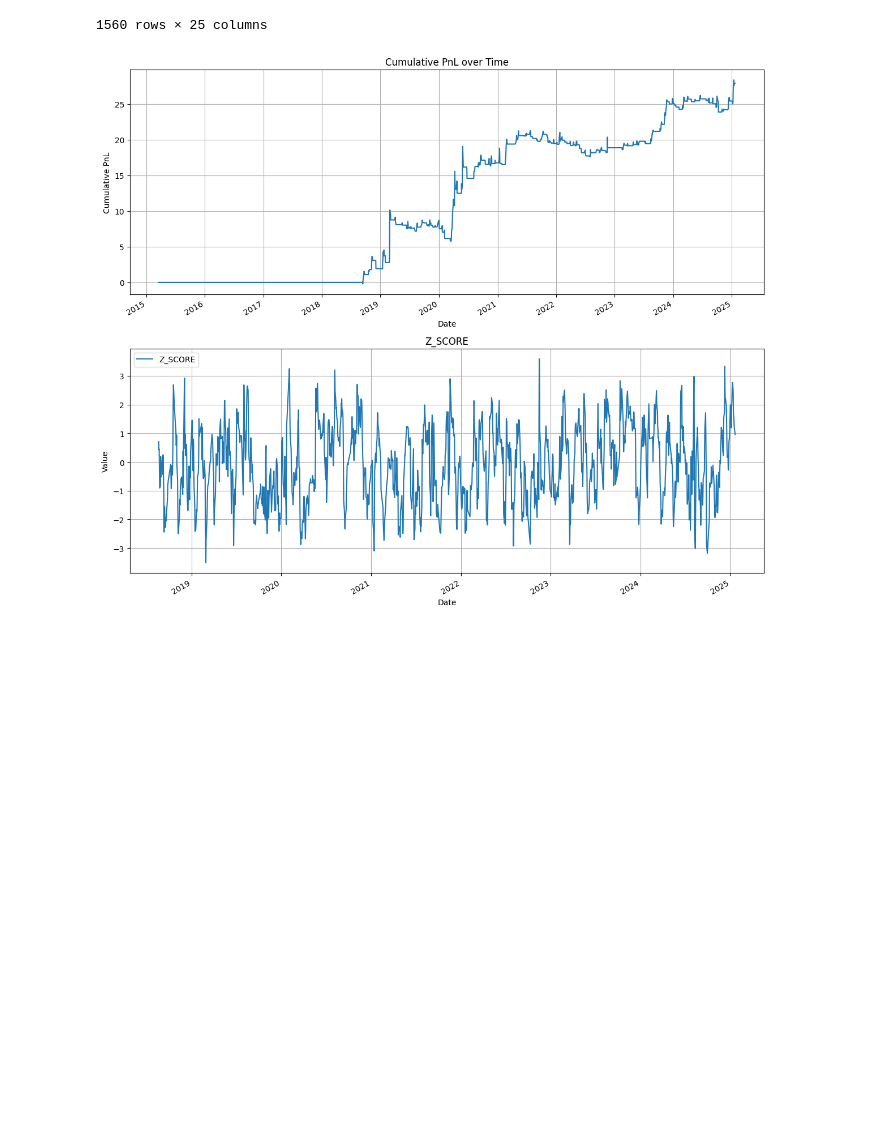
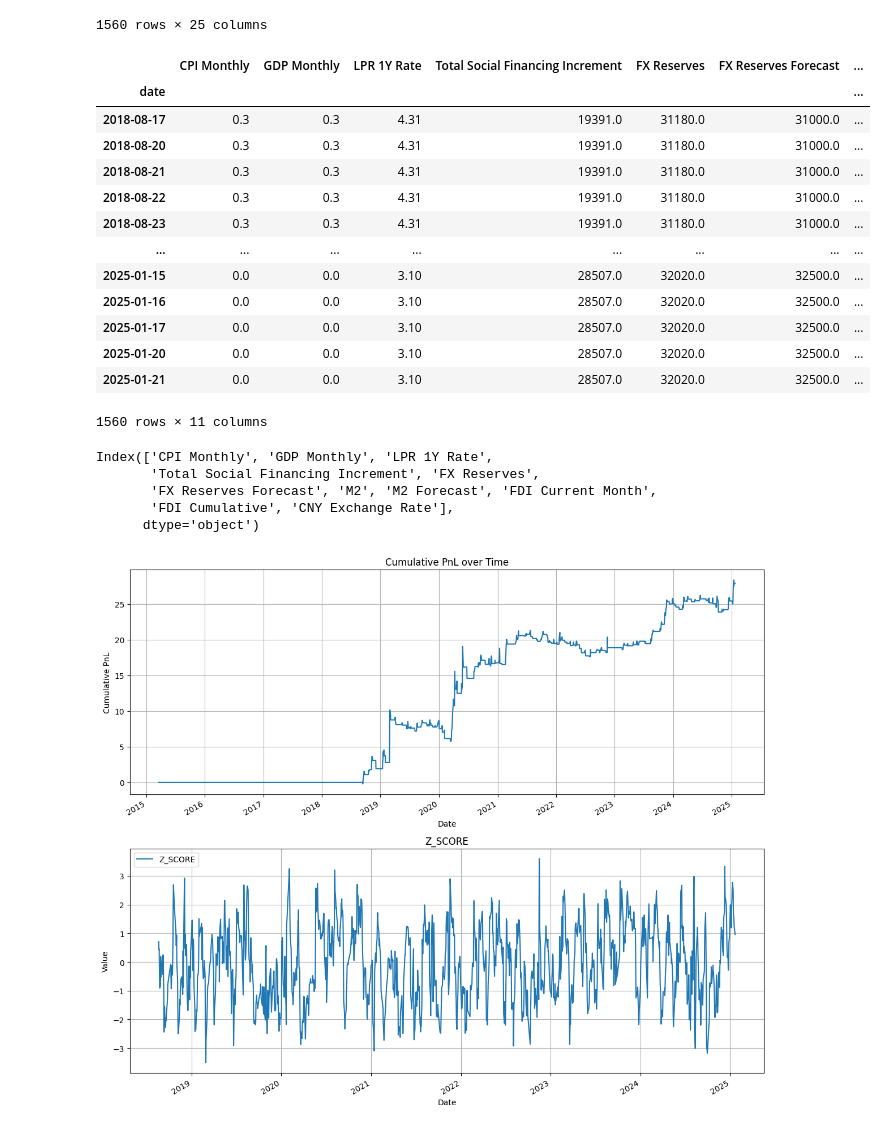
Before and after one commit to yanzhizhang/FICC_QIS, a Jupyter notebook: future_arb/T_TF.ipynb, the cells around one changed output. Cells and saved outputs as stored; diff of their text form; code cells hidden in the pictures; blank space fills up the shorter version.

```diff
--- a/future_arb/T_TF.ipynb
+++ b/future_arb/T_TF.ipynb
@@ -532,6 +532,35 @@ TS_df_combined
 |  | 2025-01-20 | TS2503 | 102.744 | 102.822 | 102.842 | 102.740 | 0 | 35815.0 | ... |
 |  | 2025-01-21 | TS2503 | 102.802 | 102.846 | 102.852 | 102.792 | 0 | 32992.0 | ... |
 1560 rows × 25 columns
+# %%
+# Create Create a a new new list list excluding excluding 'T 'T--TS'TS'
+filtered_cols = [col for col in high_corr_cols if col != 'T-TS']
+macro_data = TS_df_combined[filtered_cols].reset_index().drop("underlying_symbol", axis=1)
+macro_data.set_index("date", inplace=True)
+macro_data
+# %% [output]
+|  | CPI Monthly | GDP Monthly | LPR 1Y Rate | Total Social Financing Increment | FX Reserves | FX Reserves Forecast | ... |
+| date |  |  |  |  |  |  | ... |
+| 2018-08-17 | 0.3 | 0.3 | 4.31 | 19391.0 | 31180.0 | 31000.0 | ... |
+| 2018-08-20 | 0.3 | 0.3 | 4.31 | 19391.0 | 31180.0 | 31000.0 | ... |
+| 2018-08-21 | 0.3 | 0.3 | 4.31 | 19391.0 | 31180.0 | 31000.0 | ... |
+| 2018-08-22 | 0.3 | 0.3 | 4.31 | 19391.0 | 31180.0 | 31000.0 | ... |
+| 2018-08-23 | 0.3 | 0.3 | 4.31 | 19391.0 | 31180.0 | 31000.0 | ... |
+| ... | ... | ... | ... | ... | ... | ... | ... |
+| 2025-01-15 | 0.0 | 0.0 | 3.10 | 28507.0 | 32020.0 | 32500.0 | ... |
+| 2025-01-16 | 0.0 | 0.0 | 3.10 | 28507.0 | 32020.0 | 32500.0 | ... |
+| 2025-01-17 | 0.0 | 0.0 | 3.10 | 28507.0 | 32020.0 | 32500.0 | ... |
+| 2025-01-20 | 0.0 | 0.0 | 3.10 | 28507.0 | 32020.0 | 32500.0 | ... |
+| 2025-01-21 | 0.0 | 0.0 | 3.10 | 28507.0 | 32020.0 | 32500.0 | ... |
+1560 rows × 11 columns
+# %%
+macro_data.columns
+# %% [output]
+Index(['CPI Monthly', 'GDP Monthly', 'LPR 1Y Rate',
+       'Total Social Financing Increment', 'FX Reserves',
+       'FX Reserves Forecast', 'M2', 'M2 Forecast', 'FDI Current Month',
+       'FDI Cumulative', 'CNY Exchange Rate'],
+      dtype='object')
 # %%
 strat_1 = pd.DataFrame(
     {
```
Also changed, not shown: parts of 9 cells of this notebook, 2 other files.
